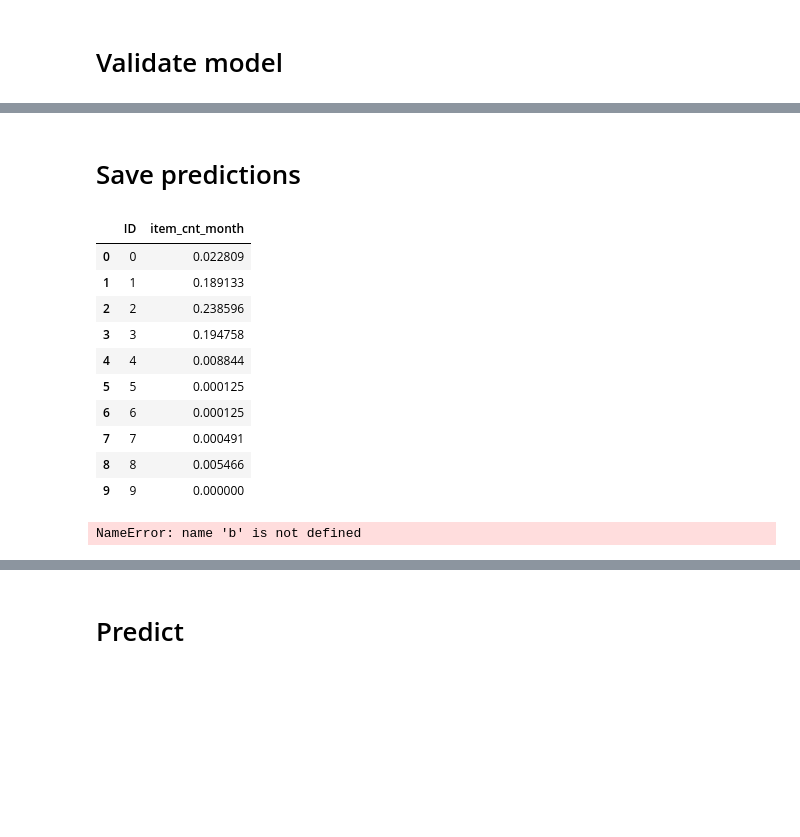
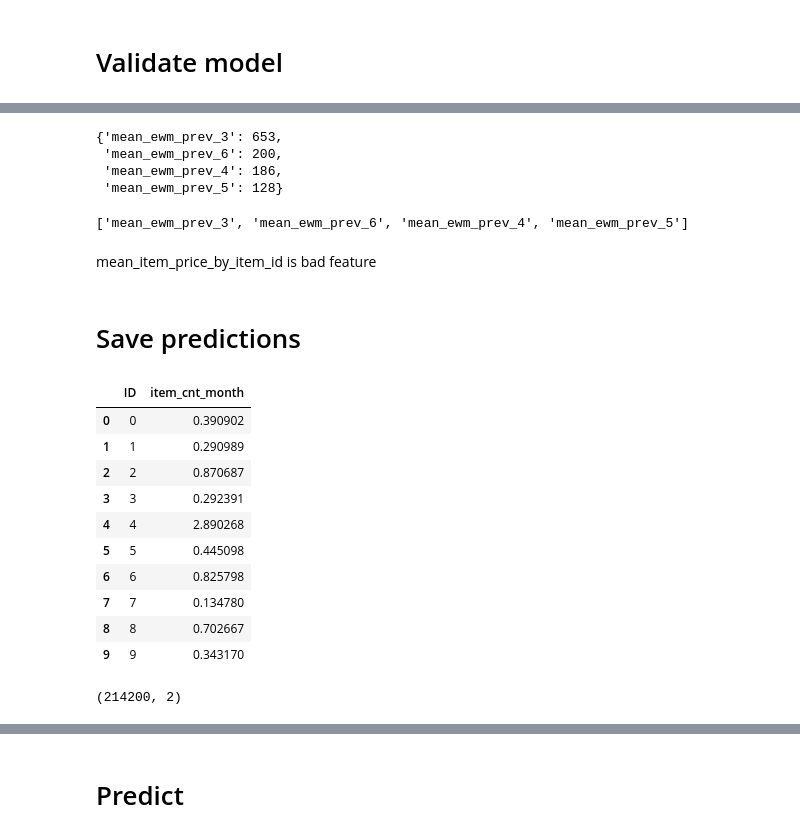
Before and after one commit to beatwad/predict_future_sales, a Jupyter notebook: Pred_Fut_Sales.ipynb, the cells around one changed output, grey strips where cells are left out. Saved outputs shown, nothing was run; the diff lists cells and outputs as text; code cells hidden in the pictures; blank space fills up the shorter version.

```diff
--- a/Pred_Fut_Sales.ipynb
+++ b/Pred_Fut_Sales.ipynb
@@ -1012,2 +970,24 @@ all_data.fillna(0, inplace=True)
+# %%
+import os
+import gc
+import numpy as np
+import pandas as pd
+import multiprocessing as mp
+from tqdm.notebook import tqdm as tqdm_notebook
+from sklearn.metrics import mean_squared_error
+
+from sklearn.preprocessing import StandardScaler
+from sklearn.linear_model import LinearRegression
+from sklearn.ensemble import ExtraTreesRegressor
+from sklearn.ensemble import RandomForestRegressor
+from sklearn.neighbors import KNeighborsRegressor
+from catboost import CatBoostRegressor
+import lightgbm as lgb
+
+pd.set_option('display.max_rows', 200)
+pd.set_option('display.max_columns', 200)
+
+all_data = pd.read_hdf('all_data.h5', key='df')
+submission = pd.read_csv("sample_submission.csv.zip")
 # %% [markdown]
 # Validate model
@@ -1023,6 +994,6 @@ all_data.head()
 # %%
 cat_feats = [#'date_block_num',
-             #'shop_id',
+             'shop_id',
              #'item_id',
              'item_category_id',
              'city',
@@ -1032,7 +1003,7 @@ cat_feats = [#'date_block_num',
 last_block = 33
 dates = all_data['date_block_num']
 
-cols_to_drop = ['date_block_num', 'shop_id', 'item_id', 'item_cnt_month']
+cols_to_drop = ['item_cnt_month']
 
 # split dataset on train and test sets for model training
 X_train = all_data.loc[dates <  last_block].drop(cols_to_drop, axis=1)
@@ -1046,7 +1017,7 @@ lgb_params = {
             'objective': 'mse',
             'metric': 'rmse',
             'num_leaves': 32,
-            'learning_rate': 0.05,
+            'learning_rate': 0.005,
             'feature_fraction': 0.8,
             'bagging_fraction': 0.8,
             'bagging_freq': 5,
@@ -1060,7 +1031,7 @@ lgb_eval = lgb.Dataset(X_val, y_val, reference=lgb_train)
 gbm = lgb.train(
         lgb_params,
         lgb_train,
-        num_boost_round=500,
+        num_boost_round=1000,
         valid_sets=(lgb_train, lgb_eval),
         categorical_feature=cat_feats,
         verbose_eval=50,
@@ -1093,0 +1237,11 @@ feat_importance = {k: v for k, v in sorted(feat_importance.items(), key=lambda x
+# %%
+{k: v for k, v in feat_importance.items() if k.startswith('mean_ewm_prev')}
+# %% [output]
+{'mean_ewm_prev_3': 653,
+ 'mean_ewm_prev_6': 200,
+ 'mean_ewm_prev_4': 186,
+ 'mean_ewm_prev_5': 128}
+# %%
+[k for k, v in feat_importance.items() if k.startswith('mean_ewm_prev')]
+# %% [output]
+['mean_ewm_prev_3', 'mean_ewm_prev_6', 'mean_ewm_prev_4', 'mean_ewm_prev_5']
@@ -1094,26 +1254,26 @@ feat_importance = {k: v for k, v in sorted(feat_importance.items(), key=lambda x
+# %% [markdown]
+mean_item_price_by_item_id is bad feature
 # %% [markdown]
 # Save predictions
 # %%
 import os
 
 submission = pd.read_csv("sample_submission.csv.zip")
 submission['item_cnt_month'] = test_pred_lgb
 submission.item_cnt_month.clip(0, 20, inplace=True)
 
+submission.to_csv('submission.csv', index=False)
+
 submission.head(10)
 # %% [output]
 |  | ID | item_cnt_month |
-| 0 | 0 | 0.022809 |
-| 1 | 1 | 0.189133 |
-| 2 | 2 | 0.238596 |
-| 3 | 3 | 0.194758 |
-| 4 | 4 | 0.008844 |
-| 5 | 5 | 0.000125 |
-| 6 | 6 | 0.000125 |
-| 7 | 7 | 0.000491 |
-| 8 | 8 | 0.005466 |
-| 9 | 9 | 0.000000 |
+| 0 | 0 | 0.390902 |
+| 1 | 1 | 0.290989 |
+| 2 | 2 | 0.870687 |
+| 3 | 3 | 0.292391 |
+| 4 | 4 | 2.890268 |
+| 5 | 5 | 0.445098 |
+| 6 | 6 | 0.825798 |
+| 7 | 7 | 0.134780 |
+| 8 | 8 | 0.702667 |
+| 9 | 9 | 0.343170 |
-# %%
-b
-# %% [output]
-NameError: name 'b' is not defined
@@ -1178,0 +1280,4 @@ cbr.fit(
+# %%
+submission.shape
+# %% [output]
+(214200, 2)
```
Also changed, not shown: parts of 59 cells of this notebook, 1 other file.
